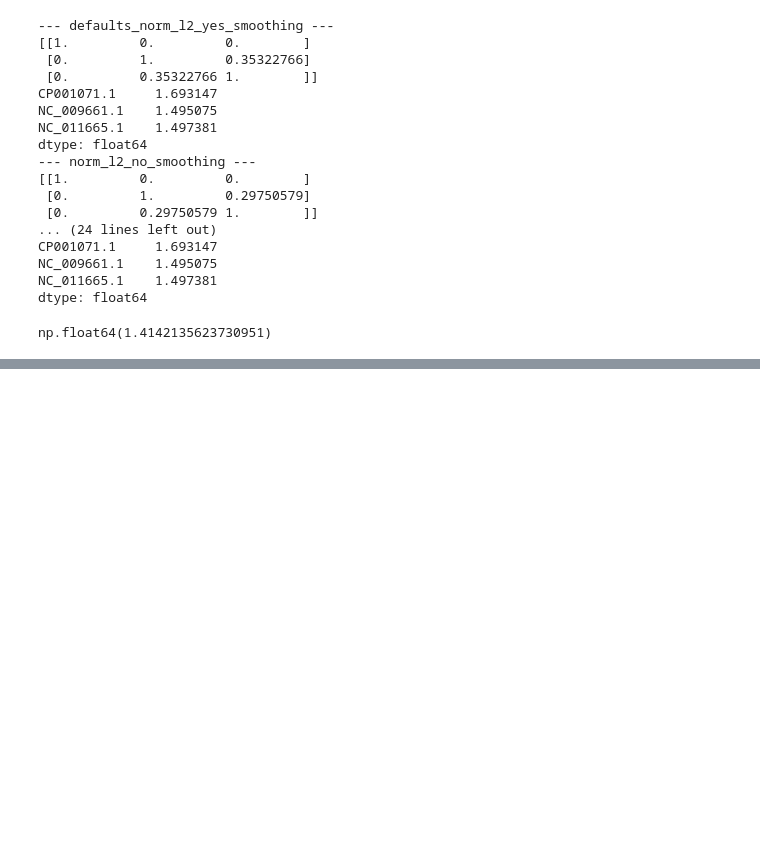
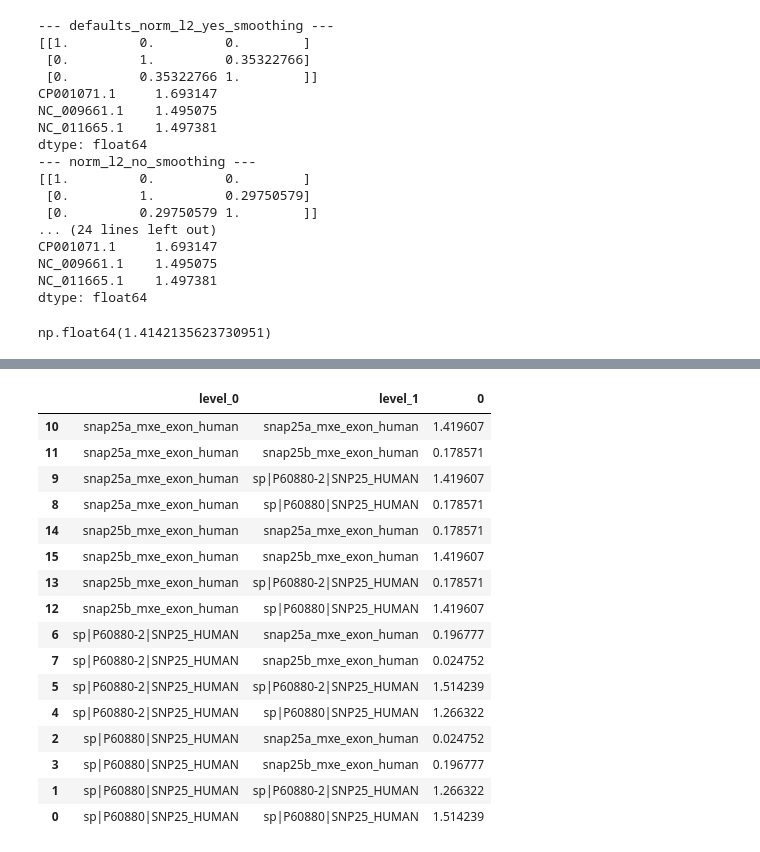
Before and after one commit to seanome/2024-sourmash-branchwater-tf-idf, a Jupyter notebook: notebooks/01-prob_overlap_and_tf-idf.ipynb, the cells around one changed output, grey strips where cells are left out. Saved outputs shown, nothing was run; the diff lists cells and outputs as text; code cells hidden in the pictures; blank space fills up the shorter version.

Commit message:
Add snap25

```diff
--- a/notebooks/01-prob_overlap_and_tf-idf.ipynb
+++ b/notebooks/01-prob_overlap_and_tf-idf.ipynb
@@ -453,0 +650,3 @@ np.float64(1.4142135623730951)
+# %%
+snap25_document_frequency = snap25_hashvals[snap25_hashvals > 0].sum(axis=1)
+snap25_document_frequency.value_counts()
@@ -453,0 +658,6 @@ np.float64(1.4142135623730951)
+# %%
+snap25_idf_smooth = (
+    np.log((1 + len(snap25_freqs.columns)) / (1 + snap25_document_frequency)) + 1
+)
+snap25_idf_smooth.name = "snap25_idf_smooth"
+snap25_idf_smooth.value_counts()
@@ -453,0 +749,6 @@ np.float64(1.4142135623730951)
+# %%
+snap25_idf_per_sample = snap25_freqs[snap25_freqs == 0]
+snap25_idf_per_sample = snap25_idf_per_sample.apply(
+    lambda x: x.fillna(snap25_idf_smooth)
+)
+snap25_idf_per_sample
@@ -453,0 +771,6 @@ np.float64(1.4142135623730951)
+# %%
+snap25_tf_idf_scores = snap25_freqs.T.dot(snap25_idf_per_sample)
+# snap25_tf_idf_scores.index.name = None
+# snap25_tf_idf_scores.columns.name = 'match'
+snap25_tf_idf_scores.name = "tf_idf_score"
+snap25_tf_idf_scores
@@ -453,0 +783,20 @@ np.float64(1.4142135623730951)
+# %%
+snap25_tf_idf_scores.stack().reset_index().sort_values(["level_0", "level_1"])
+# %% [output]
+|  | level_0 | level_1 | 0 |
+| 10 | snap25a_mxe_exon_human | snap25a_mxe_exon_human | 1.419607 |
+| 11 | snap25a_mxe_exon_human | snap25b_mxe_exon_human | 0.178571 |
+| 9 | snap25a_mxe_exon_human | sp|P60880-2|SNP25_HUMAN | 1.419607 |
+| 8 | snap25a_mxe_exon_human | sp|P60880|SNP25_HUMAN | 0.178571 |
+| 14 | snap25b_mxe_exon_human | snap25a_mxe_exon_human | 0.178571 |
+| 15 | snap25b_mxe_exon_human | snap25b_mxe_exon_human | 1.419607 |
+| 13 | snap25b_mxe_exon_human | sp|P60880-2|SNP25_HUMAN | 0.178571 |
+| 12 | snap25b_mxe_exon_human | sp|P60880|SNP25_HUMAN | 1.419607 |
+| 6 | sp|P60880-2|SNP25_HUMAN | snap25a_mxe_exon_human | 0.196777 |
+| 7 | sp|P60880-2|SNP25_HUMAN | snap25b_mxe_exon_human | 0.024752 |
+| 5 | sp|P60880-2|SNP25_HUMAN | sp|P60880-2|SNP25_HUMAN | 1.514239 |
+| 4 | sp|P60880-2|SNP25_HUMAN | sp|P60880|SNP25_HUMAN | 1.266322 |
+| 2 | sp|P60880|SNP25_HUMAN | snap25a_mxe_exon_human | 0.024752 |
+| 3 | sp|P60880|SNP25_HUMAN | snap25b_mxe_exon_human | 0.196777 |
+| 1 | sp|P60880|SNP25_HUMAN | sp|P60880-2|SNP25_HUMAN | 1.266322 |
+| 0 | sp|P60880|SNP25_HUMAN | sp|P60880|SNP25_HUMAN | 1.514239 |
```
Also changed, not shown: parts of 36 cells of this notebook.
